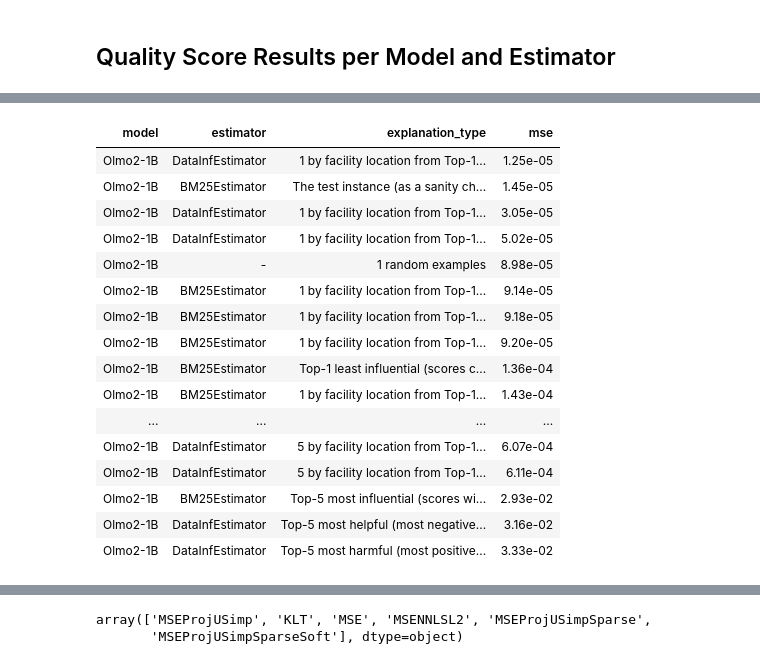
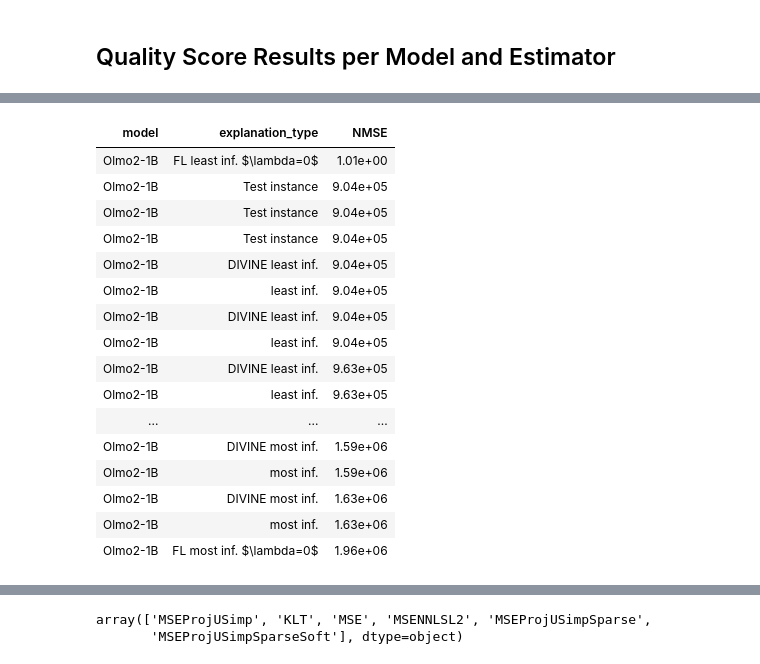
Before and after one commit to loris3/ceelm, a Jupyter notebook: scoring.ipynb, the cells around one changed output, grey strips where cells are left out. Cells and saved outputs as stored; diff of their text form; code cells hidden in the pictures.

```diff
--- a/scoring.ipynb
+++ b/scoring.ipynb
@@ -54,6 +2,7 @@
 import pandas as pd
 
 df = pd.read_parquet("./results/scoring/merged.parquet")
+df["NMSE"] = 1.0 / (df["pred_gain"] + 1e-8)
 # assert (df.groupby(["explanation_type", "linear_coder"]).count() == n_test).all().all()
 # %%
 df.columns
@@ -151,0 +163,3 @@ def rename_random(x):
+# %%
+for x in df["explanation_type"].unique():
+    print(f"{rename_explanation_type(x)} <---- {x}")
@@ -278,6 +310,6 @@ df.groupby("estimator").count()
 # %%
 cols_to_display = ['explanation_type', 'model', 'estimator', "k","sort_type",#'l1', 'l2',
     #    'train_dataset', 'train_split', 'test_dataset', 'test_split',   'linear_coder',  't', 'k', 'explanation_type_no_k'
-       'mse', #'linear_coder', 'pred_gain',
+       'NMSE', #'linear_coder', 'pred_gain',
       ]
-linear_coder = "MSEProjUSimpSparse"#"MSECoderProjUSimpSparse"
+linear_coder = "MSEProjUSimp"#"MSECoderProjUSimpSparse"
@@ -293,52 +376,39 @@ df_at_k_10 = df_filtered[df_filtered["k"] == 10]
 # %%
-for (filename, ddf) in [("full_per_estimator_model_selection_k_10", df_at_k_10), ("full_per_estimator_model_selection", df)]:
+
+pairs = [
+("full_per_estimator_model_selection_k_10", df_at_k_10),
+("full_per_estimator_model_selection", df_filtered)
+]
+
+pairs += [
+(f"full_per_estimator_model_selection_k_10_{estimator.split(':')[0]}", df_at_k_10[df_at_k_10["estimator"] == estimator])
+for estimator in df_at_k_10["estimator"].unique()
+]
+
+for filename, ddf in pairs:
        table =ddf.groupby(["model", 'train_dataset', 'train_split', 'test_dataset', 'test_split',"estimator", "seed",
               'linear_coder',"explanation_type","explanation_type_no_k","k","sort_type"]).mean(numeric_only=True).reset_index()[cols_to_display]
 
 
        table["explanation_type"] = table["explanation_type"].apply(rename_random)
+       table["explanation_type"]= table["explanation_type"].apply(lambda x: rename_explanation_type(x, include_k=False))
 
        table["model"] = table["model"].apply(rename_model)
+
        table["estimator"] = table["estimator"].apply(rename_estimator)
 
 
-       # macro avg over random selections
-     #  table = table.groupby(['explanation_type', 'model',"sort_type"]).mean(numeric_only=True).reset_index()[cols_to_display]
 
-     #  table = table.set_index(["model", "k", "estimator","sort_type"]).sort_values(by=["model", "k","mse"], ascending=True)
-       table_agg = table.groupby(['explanation_type', 'model', 'sort_type',]).mean(numeric_only=True).reset_index()
-       table_agg['estimator'] = table.groupby(['explanation_type', 'model', 'sort_type'])['estimator'].first().values
+       table_agg = table.groupby(["estimator", 'explanation_type', 'model', 'sort_type',]).mean(numeric_only=True).reset_index()
+
+       # mean across the 3 per-estimator random rows
        table_agg.loc[table_agg["explanation_type"].str.contains("random"), "estimator"] = "-"
+       table_agg = table_agg.groupby(["estimator", 'explanation_type', 'model', 'sort_type',]).mean(numeric_only=True).reset_index()
+
        table = table_agg[cols_to_display]
+
        table["k"] = table["k"].apply(lambda x: str(int(x)))
-       table = table.set_index(["model", "k", "estimator","sort_type"]).sort_values(by=["model", "k","mse"], ascending=True)
-       # table["mse"] = table["mse"].apply(lambda x: f"{x:.2e}")
-       # vmin = np.percentile(table.reset_index()["mse"], 5)   # 5th percentile
-       # vmax = np.percentile(table.reset_index()["mse"], 95)  # 95th percentile
-
-       styled = table.reset_index().style.background_gradient(subset=["mse"], cmap="PuBu", ).format({"mse": "{:.2e}"}).hide(axis="columns", subset=["k","sort_type"]).hide(axis="index")
-
-       display(styled)
-       os.makedirs("./tables", exist_ok=True)
 
 
-       latex_tabular = styled.format_index(escape="latex", axis=1).format_index(escape="latex", axis=0).to_latex(
-              convert_css=True,   # Converts background colors to \cellcolor
-
-              hrules=True,
-              column_format='l' + 'l'*(len(styled_table.data.columns))  # Adjust column alignment
-              )
-
-
-       latex_table = (
-       "\\begin{table*}[htbp]\n"
-       "\\scriptsize\n"
-       "\\centering\n"
-              f"{latex_tabular}\n"
-       "\\end{table*}\n"
-       )
-
-
-       with open(f"./tables/{filename}.tex", "w") as f:
-              f.write(latex_table)
+       style_and_export_table(table, col="NMSE", filename=filename)
 # %% [output]
@@ -351,17 +432,17 @@ for (filename, ddf) in [("full_per_estimator_model_selection_k_10", df_at_k_10),
-| model | estimator | explanation_type | mse |
-| Olmo2-1B | DataInfEstimator | 1 by facility location from Top-1... | 1.25e-05 |
-| Olmo2-1B | BM25Estimator | The test instance (as a sanity ch... | 1.45e-05 |
-| Olmo2-1B | DataInfEstimator | 1 by facility location from Top-1... | 3.05e-05 |
-| Olmo2-1B | DataInfEstimator | 1 by facility location from Top-1... | 5.02e-05 |
-| Olmo2-1B | - | 1 random examples | 8.98e-05 |
-| Olmo2-1B | BM25Estimator | 1 by facility location from Top-1... | 9.14e-05 |
-| Olmo2-1B | BM25Estimator | 1 by facility location from Top-1... | 9.18e-05 |
-| Olmo2-1B | BM25Estimator | 1 by facility location from Top-1... | 9.20e-05 |
-| Olmo2-1B | BM25Estimator | Top-1 least influential (scores c... | 1.36e-04 |
-| Olmo2-1B | BM25Estimator | 1 by facility location from Top-1... | 1.43e-04 |
-| ... | ... | ... | ... |
-| Olmo2-1B | DataInfEstimator | 5 by facility location from Top-1... | 6.07e-04 |
-| Olmo2-1B | DataInfEstimator | 5 by facility location from Top-1... | 6.11e-04 |
-| Olmo2-1B | BM25Estimator | Top-5 most influential (scores wi... | 2.93e-02 |
-| Olmo2-1B | DataInfEstimator | Top-5 most helpful (most negative... | 3.16e-02 |
-| Olmo2-1B | DataInfEstimator | Top-5 most harmful (most positive... | 3.33e-02 |
+| model | explanation_type | NMSE |
+| Olmo2-1B | FL least inf. $\lambda=0$ | 1.01e+00 |
+| Olmo2-1B | Test instance | 9.04e+05 |
+| Olmo2-1B | Test instance | 9.04e+05 |
+| Olmo2-1B | Test instance | 9.04e+05 |
+| Olmo2-1B | DIVINE least inf. | 9.04e+05 |
+| Olmo2-1B | least inf. | 9.04e+05 |
+| Olmo2-1B | DIVINE least inf. | 9.04e+05 |
+| Olmo2-1B | least inf. | 9.04e+05 |
+| Olmo2-1B | DIVINE least inf. | 9.63e+05 |
+| Olmo2-1B | least inf. | 9.63e+05 |
+| ... | ... | ... |
+| Olmo2-1B | DIVINE most inf. | 1.59e+06 |
+| Olmo2-1B | most inf. | 1.59e+06 |
+| Olmo2-1B | DIVINE most inf. | 1.63e+06 |
+| Olmo2-1B | most inf. | 1.63e+06 |
+| Olmo2-1B | FL most inf. $\lambda=0$ | 1.96e+06 |
```
Also changed, not shown: parts of 47 cells of this notebook, 27 other files.
